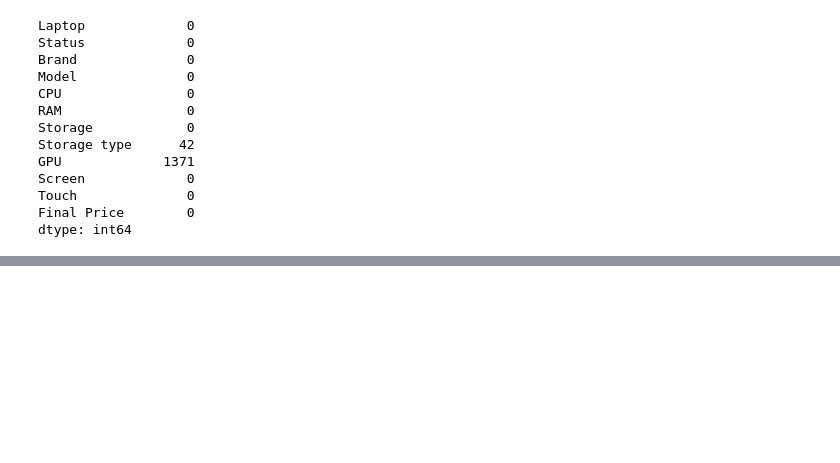
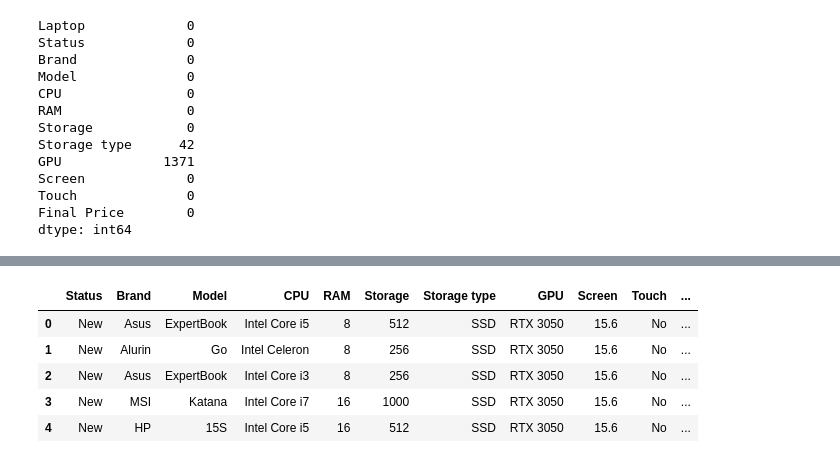
Before and after one commit to imaneboulahya/ml-learning, a Jupyter notebook: notebook_02.ipynb, the cells around one changed output, grey strips where cells are left out. Cells and saved outputs as stored; diff of their text form; code cells hidden in the pictures; blank space fills up the shorter version.

```diff
--- a/notebook_02.ipynb
+++ b/notebook_02.ipynb
@@ -74,0 +142,9 @@ df['Screen'].median()
+# %%
+df.head()
+# %% [output]
+|  | Status | Brand | Model | CPU | RAM | Storage | Storage type | GPU | Screen | Touch | ... |
+| 0 | New | Asus | ExpertBook | Intel Core i5 | 8 | 512 | SSD | RTX 3050 | 15.6 | No | ... |
+| 1 | New | Alurin | Go | Intel Celeron | 8 | 256 | SSD | RTX 3050 | 15.6 | No | ... |
+| 2 | New | Asus | ExpertBook | Intel Core i3 | 8 | 256 | SSD | RTX 3050 | 15.6 | No | ... |
+| 3 | New | MSI | Katana | Intel Core i7 | 16 | 1000 | SSD | RTX 3050 | 15.6 | No | ... |
+| 4 | New | HP | 15S | Intel Core i5 | 16 | 512 | SSD | RTX 3050 | 15.6 | No | ... |
```
Also changed, not shown: parts of 43 cells of this notebook.
